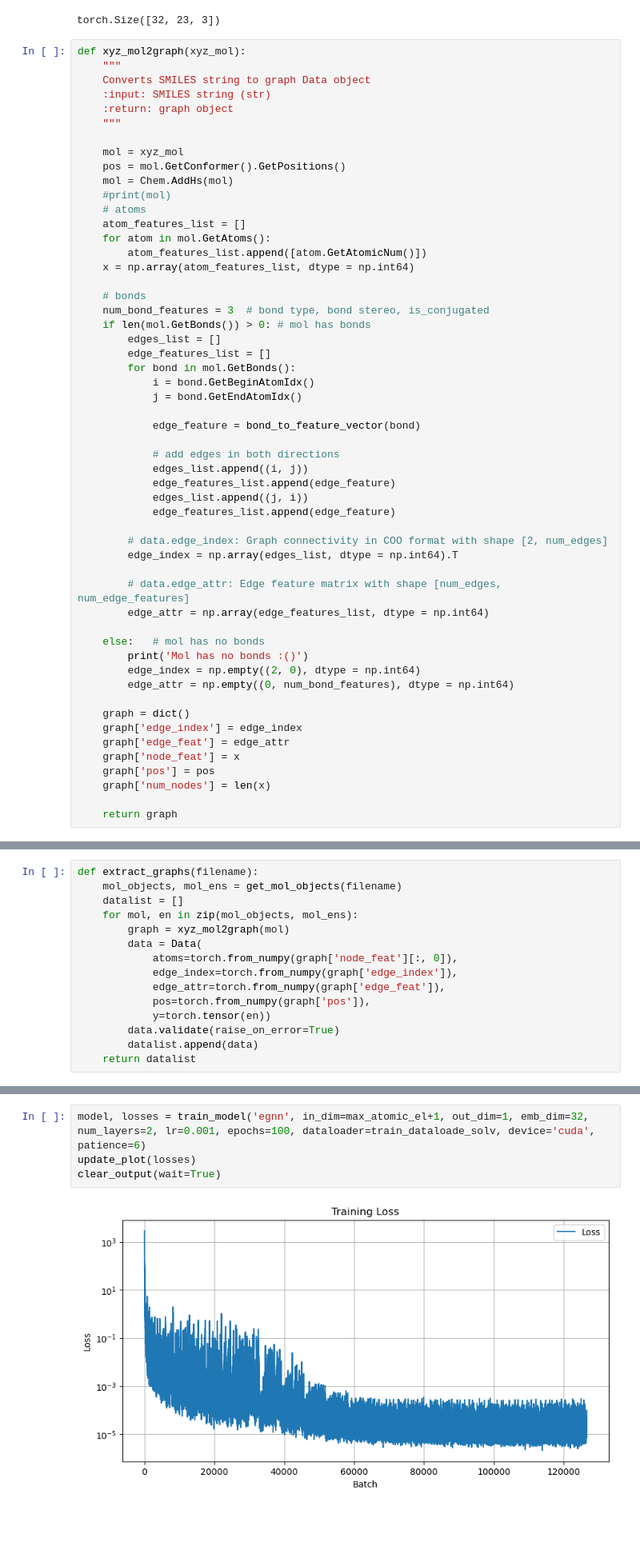
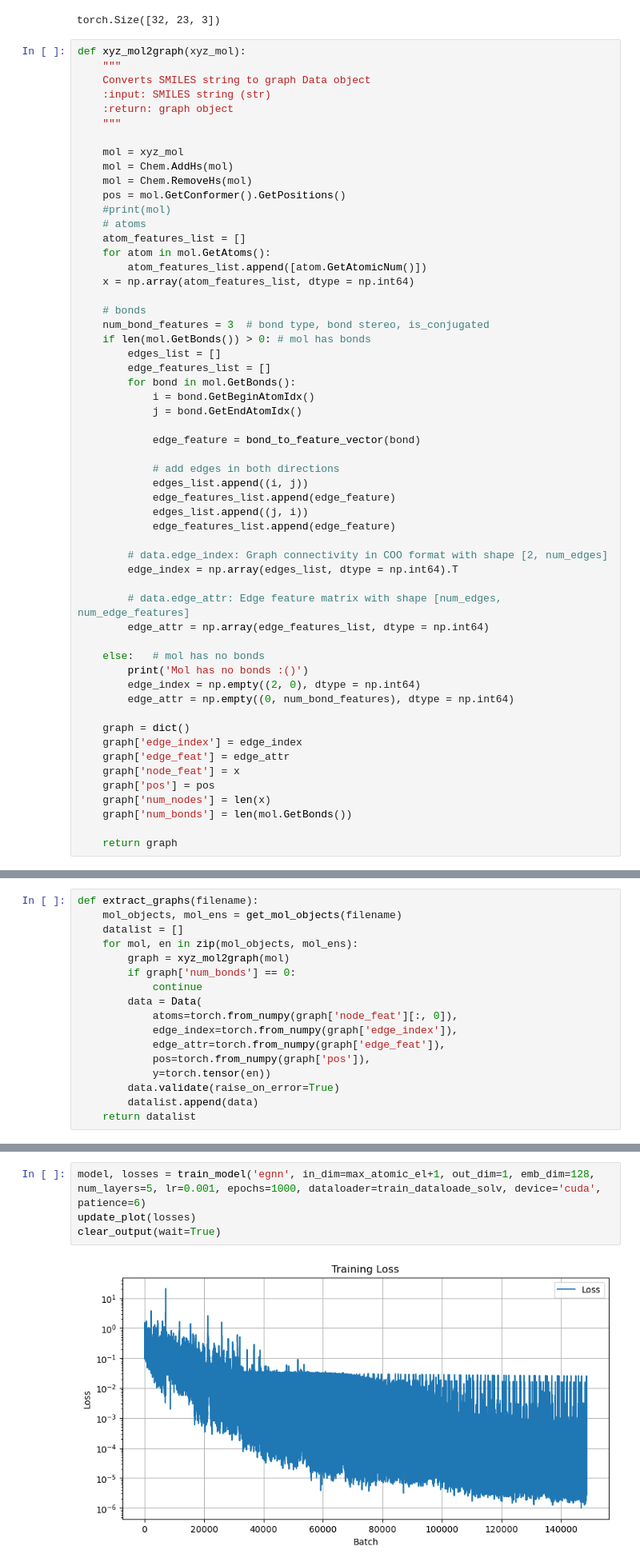
Before and after one commit to Radoralev/gfn-energy, a Jupyter notebook: energy_sampling/notebooks/neural_potential_training.ipynb, the cells around one changed output, grey strips where cells are left out. Shown at 80% size. Drawn from its saved outputs; the diff is of its cells as text; blank space fills up the shorter version.

```diff
--- a/energy_sampling/notebooks/neural_potential_training.ipynb
+++ b/energy_sampling/notebooks/neural_potential_training.ipynb
@@ -157,8 +157,9 @@ def xyz_mol2graph(xyz_mol):
     """
 
     mol = xyz_mol
+    mol = Chem.AddHs(mol)
+    mol = Chem.RemoveHs(mol)
     pos = mol.GetConformer().GetPositions()
-    mol = Chem.AddHs(mol)
     #print(mol)
     # atoms
     atom_features_list = []
@@ -200,6 +201,7 @@ def xyz_mol2graph(xyz_mol):
     graph['node_feat'] = x
     graph['pos'] = pos
     graph['num_nodes'] = len(x)
+    graph['num_bonds'] = len(mol.GetBonds())
 
     return graph
 # %%
@@ -224,6 +226,8 @@ def extract_graphs(filename):
     datalist = []
     for mol, en in zip(mol_objects, mol_ens):
         graph = xyz_mol2graph(mol)
+        if graph['num_bonds'] == 0:
+            continue
         data = Data(
             atoms=torch.from_numpy(graph['node_feat'][:, 0]),
             edge_index=torch.from_numpy(graph['edge_index']),
@@ -414,11 +421,11 @@ def eval_model(model, dataloader, device):
             running_loss += loss.item()
     return running_loss/len(dataloader)
 # %%
-model, losses = train_model('egnn', in_dim=max_atomic_el+1, out_dim=1, emb_dim=32, num_layers=2, lr=0.001, epochs=100, dataloader=train_dataloade_solv, device='cuda', patience=6)
+model, losses = train_model('egnn', in_dim=max_atomic_el+1, out_dim=1, emb_dim=128, num_layers=5, lr=0.001, epochs=1000, dataloader=train_dataloade_solv, device='cuda', patience=6)
 update_plot(losses)
 clear_output(wait=True)
 # %% [output]
-[figure, old version]
+[figure, new version]
 # %%
 eval_model(model, train_dataloade_solv, 'cuda') * 627.503
 # %% [output]
```
Also changed, not shown: parts of 7 cells of this notebook, 5 other files.
